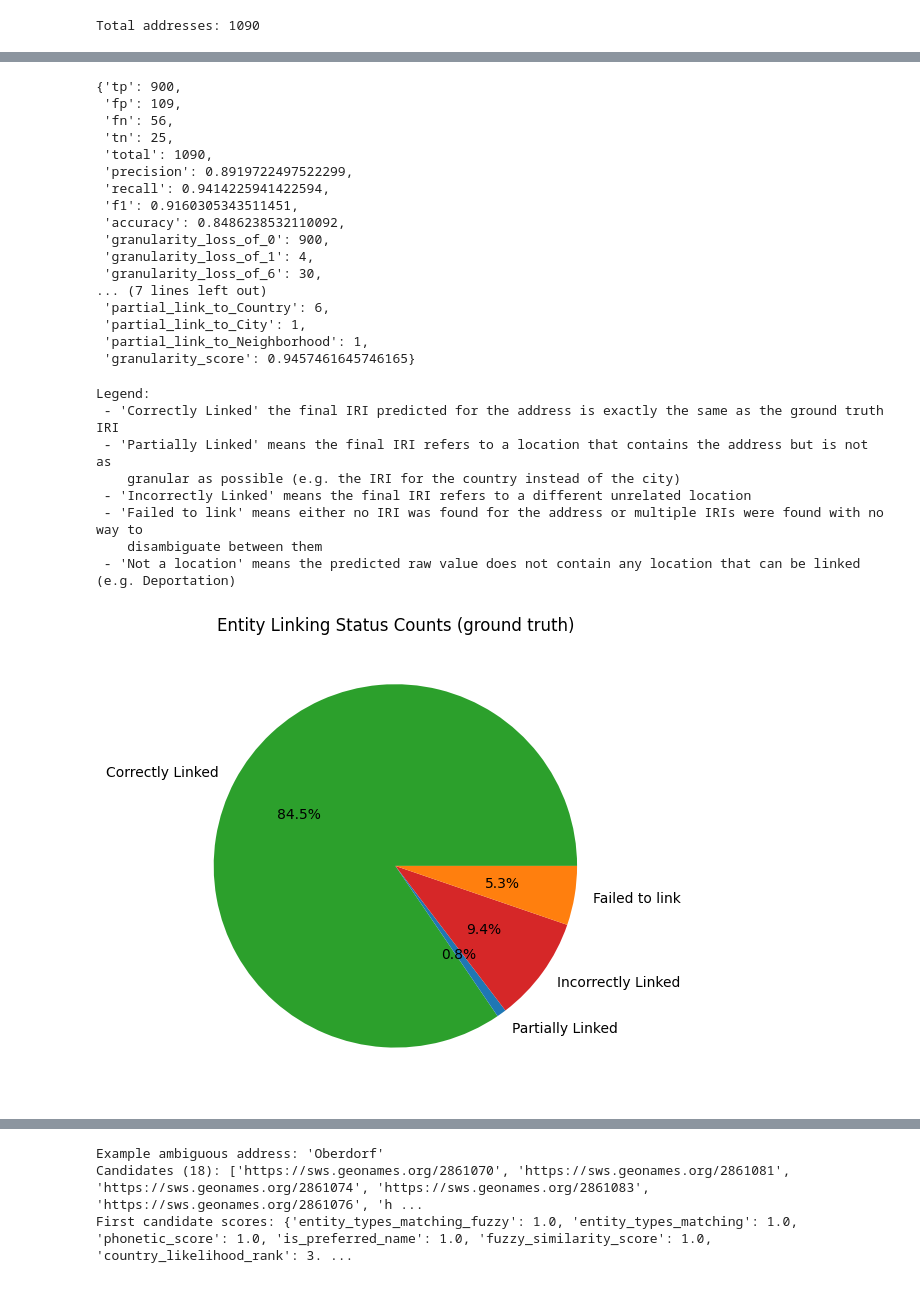
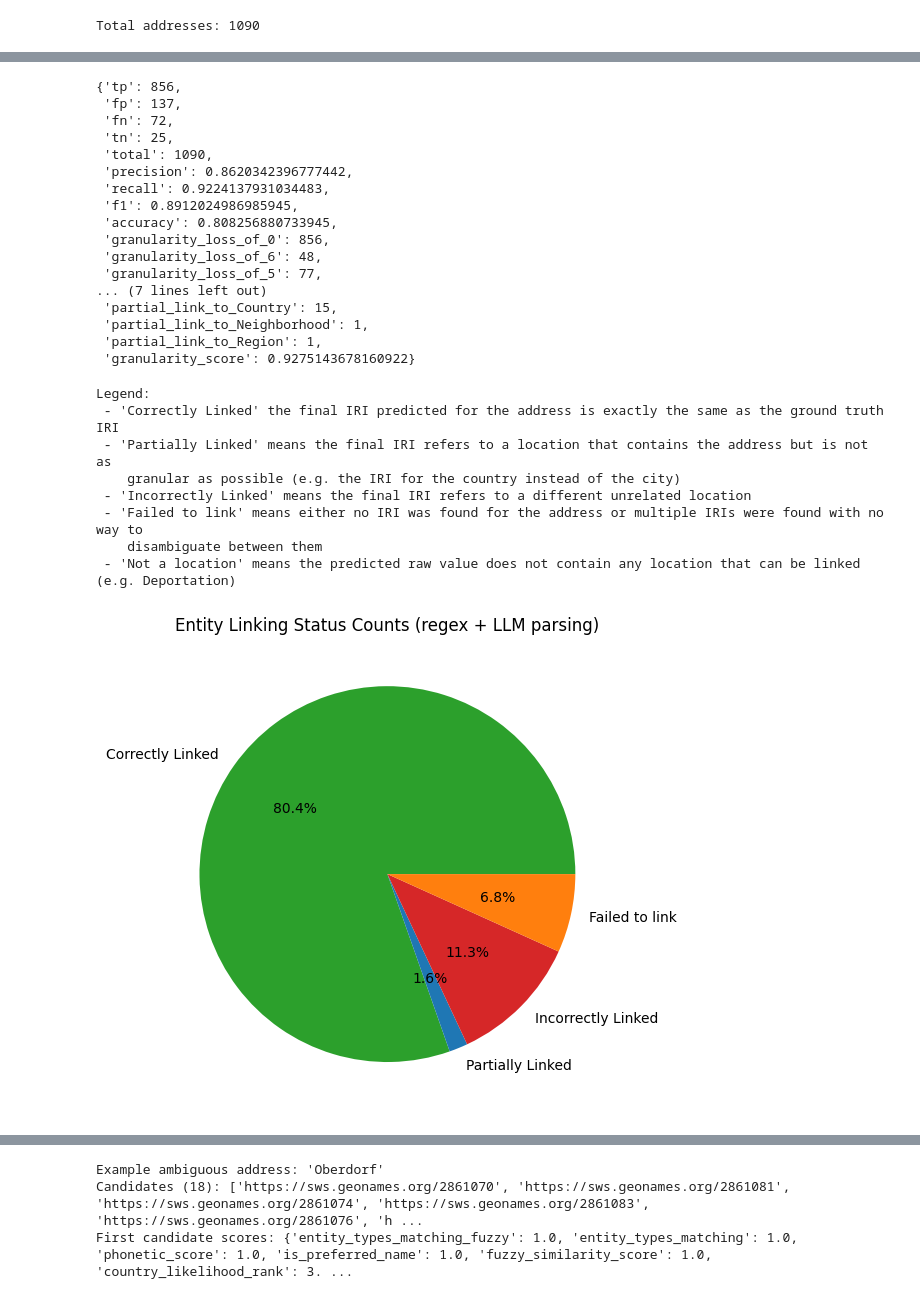
Before and after one commit to ISE-FIZKarlsruhe/bzk-address-parsing, a Jupyter notebook: entity_linking.ipynb, the cells around one changed output, grey strips where cells are left out. Cells and saved outputs as stored; diff of their text form; code cells hidden in the pictures.

Commit message:
Make the input for entity linking the output of address parsing (11.3% fp, 6.8% fn, 80.4% tp)

```diff
--- a/entity_linking.ipynb
+++ b/entity_linking.ipynb
@@ -234,12 +316,12 @@ def _finest_entity(outcome: entity_linking.LinkingOutcome):
     return next((e for e in outcome.linked_entities if e.entity_type == outcome.entity_type), None)
 
 
-gt_disambiguated_addresses = []
-for row, outcome in zip(bzkopen_merged.itertuples(), gt_outcomes):
+disambiguated_addresses = []
+for row, outcome in zip(bzkopen_merged.itertuples(), outcomes):
     if outcome.iri is None:
         continue
     finest = _finest_entity(outcome)
-    gt_disambiguated_addresses.append(dict(
+    disambiguated_addresses.append(dict(
         card_id=row.card_id,
         address_id=row.address_id,
         bzk_field_name=row.field,
@@ -252,8 +334,8 @@ for row, outcome in zip(bzkopen_merged.itertuples(), gt_outcomes):
         search_status=outcome.search_status,
         child_parent_likelihood=outcome.disambiguation_scores.get("child_parent_likelihood"),
     ))
-gt_disambiguated_addresses = pd.DataFrame(gt_disambiguated_addresses)
-gt_disambiguated_addresses
+disambiguated_addresses = pd.DataFrame(disambiguated_addresses)
+disambiguated_addresses
 # %% [output]
 |  | card_id | address_id | bzk_field_name | full_address | raw_address_part | matched_name | country | iri | ... |
 | 0 | train_0 | 0 | ApplicantBirthPlace | Ruskowa | Ruskowa | Ruszkowa | Poland | https://sws.geonames.org/759955 | ... |
@@ -274,46 +356,46 @@ from modules.entity_linking_eval_metrics import eval_entity_linking, normalize_i
 # entity_linking.link_field already returns a normalized final iri and its
 # entity type directly, so no re-derivation from a nested address/entity tree
 # is needed here anymore.
-gt_predicted_iris = [outcome.iri for outcome in gt_outcomes]
-gt_iri_entity_types = [outcome.entity_type for outcome in gt_outcomes]
+predicted_iris = [outcome.iri for outcome in outcomes]
+predicted_entity_types = [outcome.entity_type for outcome in outcomes]
 
-gt_metrics = eval_entity_linking(gt_predicted_iris, gt_iri_entity_types, bzkopen_gt)
-gt_metrics
+pipeline_metrics = eval_entity_linking(predicted_iris, predicted_entity_types, bzkopen_gt)
+pipeline_metrics
 # %% [output]
-{'tp': 900,
- 'fp': 109,
- 'fn': 56,
+{'tp': 856,
+ 'fp': 137,
+ 'fn': 72,
  'tn': 25,
  'total': 1090,
- 'precision': 0.8919722497522299,
- 'recall': 0.9414225941422594,
- 'f1': 0.9160305343511451,
- 'accuracy': 0.8486238532110092,
- 'granularity_loss_of_0': 900,
- 'granularity_loss_of_1': 4,
- 'granularity_loss_of_6': 30,
+ 'precision': 0.8620342396777442,
+ 'recall': 0.9224137931034483,
+ 'f1': 0.8912024986985945,
+ 'accuracy': 0.808256880733945,
+ 'granularity_loss_of_0': 856,
+ 'granularity_loss_of_6': 48,
+ 'granularity_loss_of_5': 77,
 ... (7 lines left out)
- 'partial_link_to_Country': 6,
- 'partial_link_to_City': 1,
+ 'partial_link_to_Country': 15,
  'partial_link_to_Neighborhood': 1,
- 'granularity_score': 0.9457461645746165}
+ 'partial_link_to_Region': 1,
+ 'granularity_score': 0.9275143678160922}
 # %%
-gt_ambiguity_levels = pd.Series(
-    [effective_likely_links_count(outcome) for outcome in gt_outcomes]
+pipeline_ambiguity_levels = pd.Series(
+    [effective_likely_links_count(outcome) for outcome in outcomes]
 ).value_counts()
-gt_ambiguity_levels.sort_index(inplace=True)
-gt_pie_chart_coarse = gt_ambiguity_levels[gt_ambiguity_levels.index <= 1].copy()
+pipeline_ambiguity_levels.sort_index(inplace=True)
+pipeline_pie_chart_coarse = pipeline_ambiguity_levels[pipeline_ambiguity_levels.index <= 1].copy()
 
-gt_pie_chart_coarse.rename(lambda x: "Correctly Linked" if x == 1 else "Name not found" if x == 0 else f"{x} candidates", inplace=True)
-gt_pie_chart_coarse["Ambiguity Unresolved"] = gt_ambiguity_levels[gt_ambiguity_levels.index > 1].sum()
-gt_pie_chart_coarse["Name not found"] -= gt_metrics["tn"]
-gt_pie_chart_coarse["Failed to link"] = gt_pie_chart_coarse["Ambiguity Unresolved"] + gt_pie_chart_coarse["Name not found"]
-gt_pie_chart_coarse.drop(["Ambiguity Unresolved", "Name not found"], inplace=True)
-gt_pie_chart_coarse["Not a location"] = gt_metrics["tn"]
-gt_pie_chart_coarse["Correctly Linked"] -= gt_metrics["fp"]
-gt_pie_chart_coarse["Incorrectly Linked"] = gt_metrics["fp"] - gt_metrics["some_granularity_loss"]
-gt_pie_chart_coarse["Partially Linked"] = gt_metrics["some_granularity_loss"]
-gt_pie_chart_coarse.drop("Not a location", inplace=True)
+pipeline_pie_chart_coarse.rename(lambda x: "Correctly Linked" if x == 1 else "Name not found" if x == 0 else f"{x} candidates", inplace=True)
+pipeline_pie_chart_coarse["Ambiguity Unresolved"] = pipeline_ambiguity_levels[pipeline_ambiguity_levels.index > 1].sum()
+pipeline_pie_chart_coarse["Name not found"] -= pipeline_metrics["tn"]
+pipeline_pie_chart_coarse["Failed to link"] = pipeline_pie_chart_coarse["Ambiguity Unresolved"] + pipeline_pie_chart_coarse["Name not found"]
+pipeline_pie_chart_coarse.drop(["Ambiguity Unresolved", "Name not found"], inplace=True)
+pipeline_pie_chart_coarse["Not a location"] = pipeline_metrics["tn"]
+pipeline_pie_chart_coarse["Correctly Linked"] -= pipeline_metrics["fp"]
+pipeline_pie_chart_coarse["Incorrectly Linked"] = pipeline_metrics["fp"] - pipeline_metrics["some_granularity_loss"]
+pipeline_pie_chart_coarse["Partially Linked"] = pipeline_metrics["some_granularity_loss"]
+pipeline_pie_chart_coarse.drop("Not a location", inplace=True)
 def _order(c):
     if c == "Correctly Linked":
         return 0
@@ -329,7 +411,7 @@ def _order(c):
         return 5
     else:
         return 6
-gt_pie_chart_coarse.sort_index(key=lambda index: [_order(c) for c in index], inplace=True)
+pipeline_pie_chart_coarse.sort_index(key=lambda index: [_order(c) for c in index], inplace=True)
 
 CATEGORY_COLORS = {
     "Correctly Linked": "tab:green",
@@ -338,36 +420,36 @@ CATEGORY_COLORS = {
     "Ambiguity Unresolved": "gold",
     "Name not found": "tab:orange",
     "Failed to link": "tab:orange",
     "Not a location": "tab:gray"
 }
 
 pastel_palette = plt.get_cmap("Pastel1").colors + plt.get_cmap("Pastel2").colors
 pastel_colors = iter(pastel_palette)
-for label in gt_pie_chart_coarse.index:
+for label in pipeline_pie_chart_coarse.index:
     if label not in CATEGORY_COLORS:
         CATEGORY_COLORS[label] = next(pastel_colors)
 
 print("Legend:")
 print(" - 'Correctly Linked' the final IRI predicted for the address is exactly the same as the ground truth IRI")
 print(" - 'Partially Linked' means the final IRI refers to a location that contains the address but is not as\n"
       "    granular as possible (e.g. the IRI for the country instead of the city)")
 print(" - 'Incorrectly Linked' means the final IRI refers to a different unrelated location")
 print(" - 'Failed to link' means either no IRI was found for the address or multiple IRIs were found with no way to\n"
       "    disambiguate between them")
 print(" - 'Not a location' means the predicted raw value does not contain any location that can be linked (e.g. Deportation)")
 
 
-gt_pie_chart_coarse.plot(kind='pie', title="Entity Linking Status Counts (ground truth)", autopct='%1.1f%%', ylabel='', figsize=(6,6), colors=[CATEGORY_COLORS[label] for label in gt_pie_chart_coarse.index]).figure.tight_layout()
+pipeline_pie_chart_coarse.plot(kind='pie', title="Entity Linking Status Counts (regex + LLM parsing)", autopct='%1.1f%%', ylabel='', figsize=(6,6), colors=[CATEGORY_COLORS[label] for label in pipeline_pie_chart_coarse.index]).figure.tight_layout()
 # %% [output]
 Legend:
  - 'Correctly Linked' the final IRI predicted for the address is exactly the same as the ground truth IRI
  - 'Partially Linked' means the final IRI refers to a location that contains the address but is not as
     granular as possible (e.g. the IRI for the country instead of the city)
  - 'Incorrectly Linked' means the final IRI refers to a different unrelated location
  - 'Failed to link' means either no IRI was found for the address or multiple IRIs were found with no way to
     disambiguate between them
  - 'Not a location' means the predicted raw value does not contain any location that can be linked (e.g. Deportation)
-[figure, old version]
+[figure, new version]
 # %%
 indexed_gt = bzkopen_gt.copy()
 indexed_gt["address_id"] = indexed_gt["address_id"].astype(str)
```
Also changed, not shown: parts of 13 cells of this notebook, 3 other files.
